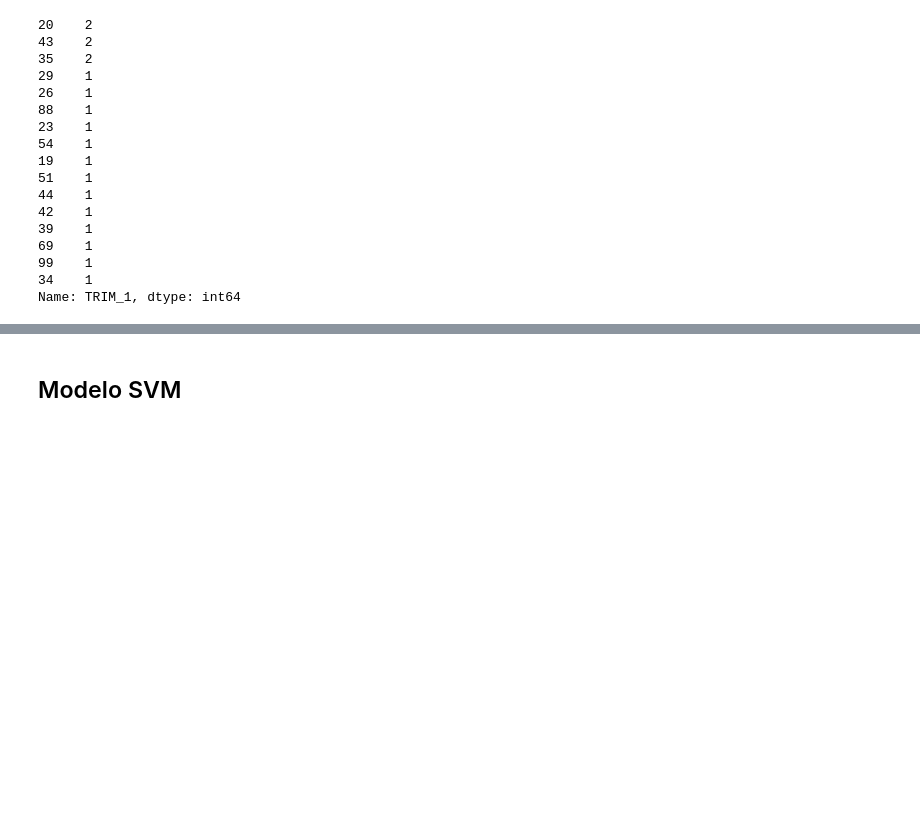
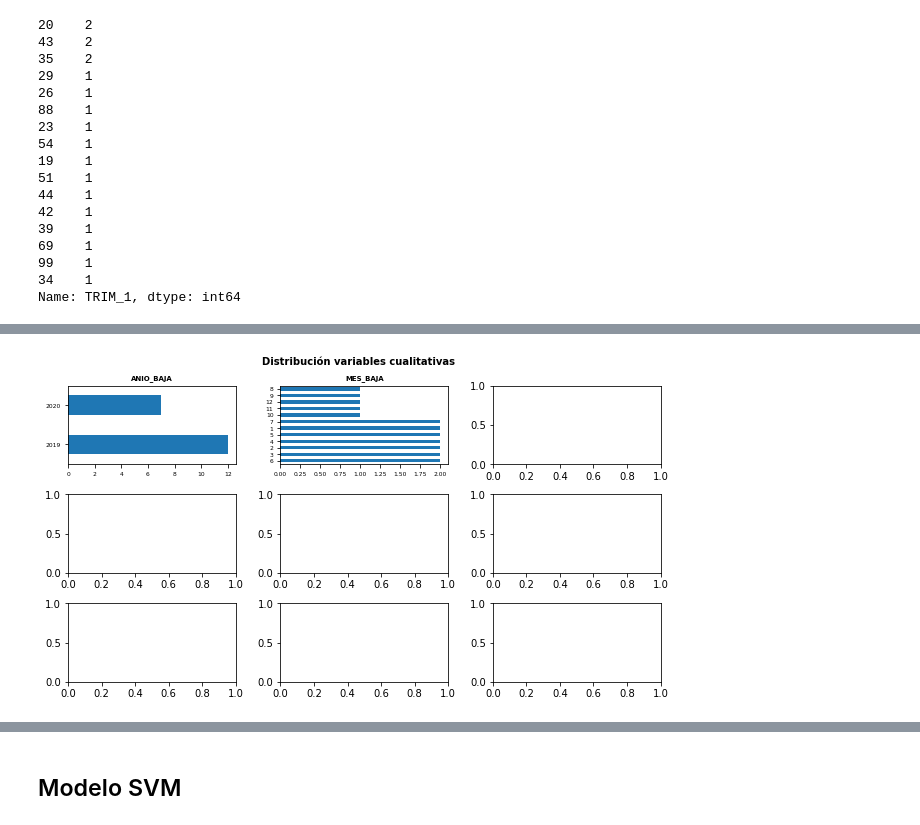
Before and after one commit to ClauCll/Curso_ML_A_Z, a Jupyter notebook: Regresión/Regresion_Bajas_Antiguedad_v4.ipynb, the cells around one changed output, grey strips where cells are left out. Drawn from its saved outputs; the diff is of its cells as text; code cells hidden in the pictures; blank space fills up the shorter version.

```diff
--- a/Regresión/Regresion_Bajas_Antiguedad_v4.ipynb
+++ b/Regresión/Regresion_Bajas_Antiguedad_v4.ipynb
@@ -33,2 +55,7 @@ data.shape
+# %%
+# Se convierte la variable MES_BAJA tipo string
+# ==============================================================================
+data.MES_BAJA = data.MES_BAJA.astype("str")
+data.ANIO_BAJA = data.ANIO_BAJA.astype("str")
 # %%
 data.TOTAL_BAJAS
@@ -94,0 +107,24 @@ Name: TRIM_1, dtype: int64
+# %%
+# Gráfico para cada variable cualitativa
+# ==============================================================================
+# Ajustar número de subplots en función del número de columnas
+fig, axes = plt.subplots(nrows=3, ncols=3, figsize=(9, 5))
+axes = axes.flat
+columnas_object = data.select_dtypes(include=['object']).columns
+
+for i, colum in enumerate(columnas_object):
+    data[colum].value_counts().plot.barh(ax = axes[i])
+    axes[i].set_title(colum, fontsize = 7, fontweight = "bold")
+    axes[i].tick_params(labelsize = 6)
+    axes[i].set_xlabel("")
+
+# Se eliminan los axes vacíos
+#for i in [7, 8]:
+#    fig.delaxes(axes[i])
+
+fig.tight_layout()
+plt.subplots_adjust(top=0.9)
+fig.suptitle('Distribución variables cualitativas',
+             fontsize = 10, fontweight = "bold");
+# %% [output]
+[figure, added]
```
Also changed, not shown: parts of 6 cells of this notebook.
